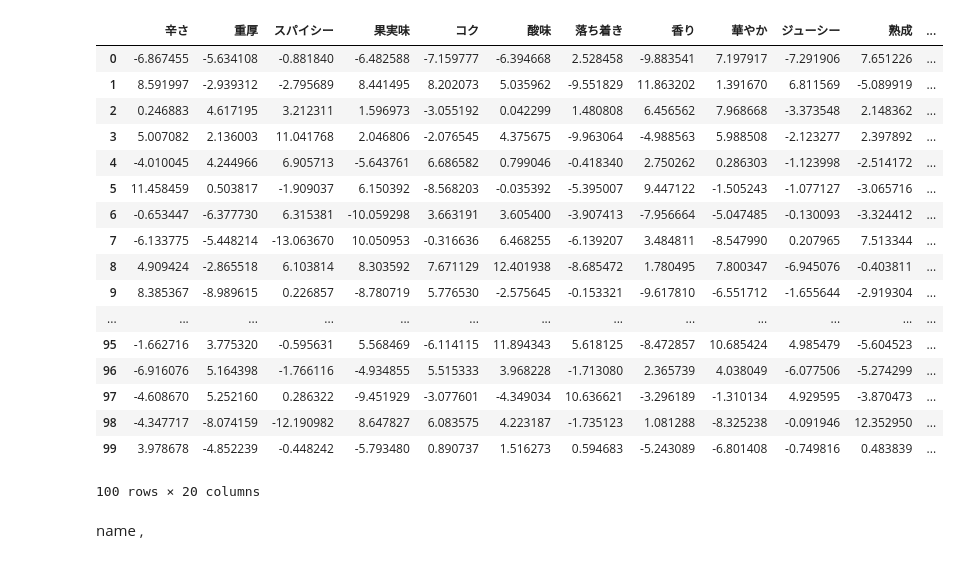
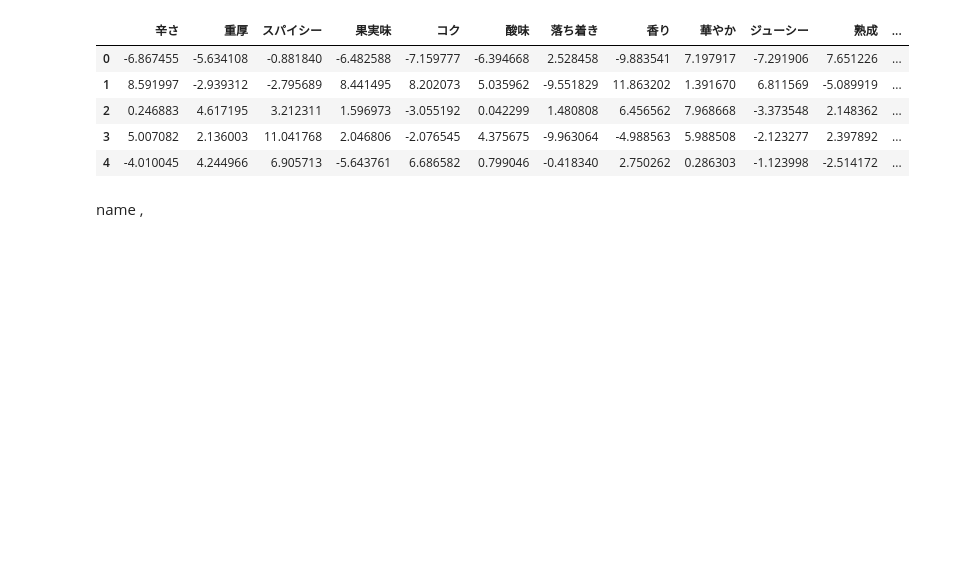
Before and after one commit to takahashikoji/DIVE_INTO_CODE_AI, a Jupyter notebook: Task_clustering.ipynb, the cells around one changed output. Cells and saved outputs as stored; diff of their text form; code cells hidden in the pictures; blank space fills up the shorter version.

```diff
--- a/Task_clustering.ipynb
+++ b/Task_clustering.ipynb
@@ -8,26 +8,14 @@ variables = ['辛さ','重厚','スパイシー','果実味','コク','酸味','
 name = list(map(str,[i for i in range(100)]))
 df = pd.DataFrame(X, columns=variables,index=name)
 # %%
-df
+df.head()
 # %% [output]
 |  | 辛さ | 重厚 | スパイシー | 果実味 | コク | 酸味 | 落ち着き | 香り | 華やか | ジューシー | 熟成 | ... |
 | 0 | -6.867455 | -5.634108 | -0.881840 | -6.482588 | -7.159777 | -6.394668 | 2.528458 | -9.883541 | 7.197917 | -7.291906 | 7.651226 | ... |
 | 1 | 8.591997 | -2.939312 | -2.795689 | 8.441495 | 8.202073 | 5.035962 | -9.551829 | 11.863202 | 1.391670 | 6.811569 | -5.089919 | ... |
 | 2 | 0.246883 | 4.617195 | 3.212311 | 1.596973 | -3.055192 | 0.042299 | 1.480808 | 6.456562 | 7.968668 | -3.373548 | 2.148362 | ... |
 | 3 | 5.007082 | 2.136003 | 11.041768 | 2.046806 | -2.076545 | 4.375675 | -9.963064 | -4.988563 | 5.988508 | -2.123277 | 2.397892 | ... |
 | 4 | -4.010045 | 4.244966 | 6.905713 | -5.643761 | 6.686582 | 0.799046 | -0.418340 | 2.750262 | 0.286303 | -1.123998 | -2.514172 | ... |
-| 5 | 11.458459 | 0.503817 | -1.909037 | 6.150392 | -8.568203 | -0.035392 | -5.395007 | 9.447122 | -1.505243 | -1.077127 | -3.065716 | ... |
-| 6 | -0.653447 | -6.377730 | 6.315381 | -10.059298 | 3.663191 | 3.605400 | -3.907413 | -7.956664 | -5.047485 | -0.130093 | -3.324412 | ... |
-| 7 | -6.133775 | -5.448214 | -13.063670 | 10.050953 | -0.316636 | 6.468255 | -6.139207 | 3.484811 | -8.547990 | 0.207965 | 7.513344 | ... |
-| 8 | 4.909424 | -2.865518 | 6.103814 | 8.303592 | 7.671129 | 12.401938 | -8.685472 | 1.780495 | 7.800347 | -6.945076 | -0.403811 | ... |
-| 9 | 8.385367 | -8.989615 | 0.226857 | -8.780719 | 5.776530 | -2.575645 | -0.153321 | -9.617810 | -6.551712 | -1.655644 | -2.919304 | ... |
-| ... | ... | ... | ... | ... | ... | ... | ... | ... | ... | ... | ... | ... |
-| 95 | -1.662716 | 3.775320 | -0.595631 | 5.568469 | -6.114115 | 11.894343 | 5.618125 | -8.472857 | 10.685424 | 4.985479 | -5.604523 | ... |
-| 96 | -6.916076 | 5.164398 | -1.766116 | -4.934855 | 5.515333 | 3.968228 | -1.713080 | 2.365739 | 4.038049 | -6.077506 | -5.274299 | ... |
-| 97 | -4.608670 | 5.252160 | 0.286322 | -9.451929 | -3.077601 | -4.349034 | 10.636621 | -3.296189 | -1.310134 | 4.929595 | -3.870473 | ... |
-| 98 | -4.347717 | -8.074159 | -12.190982 | 8.647827 | 6.083575 | 4.223187 | -1.735123 | 1.081288 | -8.325238 | -0.091946 | 12.352950 | ... |
-| 99 | 3.978678 | -4.852239 | -0.448242 | -5.793480 | 0.890737 | 1.516273 | 0.594683 | -5.243089 | -6.801408 | -0.749816 | 0.483839 | ... |
-100 rows × 20 columns
 # %% [markdown]
 name   ,
 # %%
```
Also changed, not shown: parts of 4 cells of this notebook.
